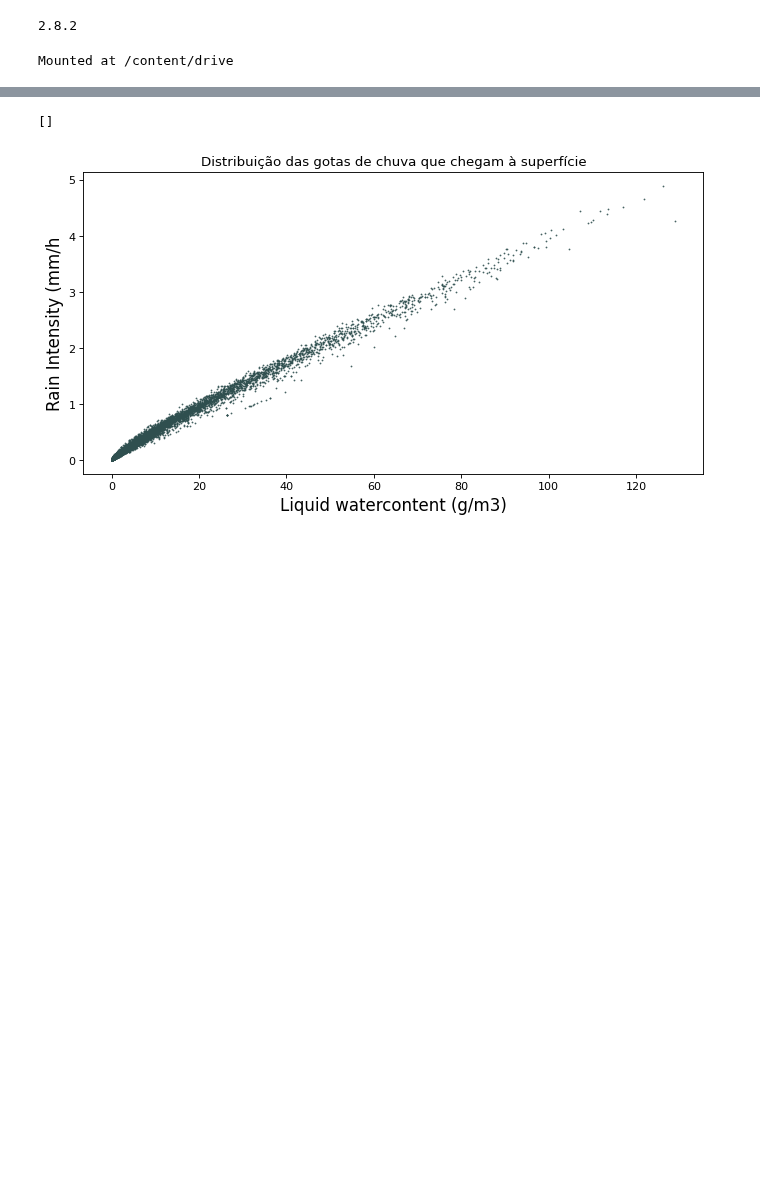
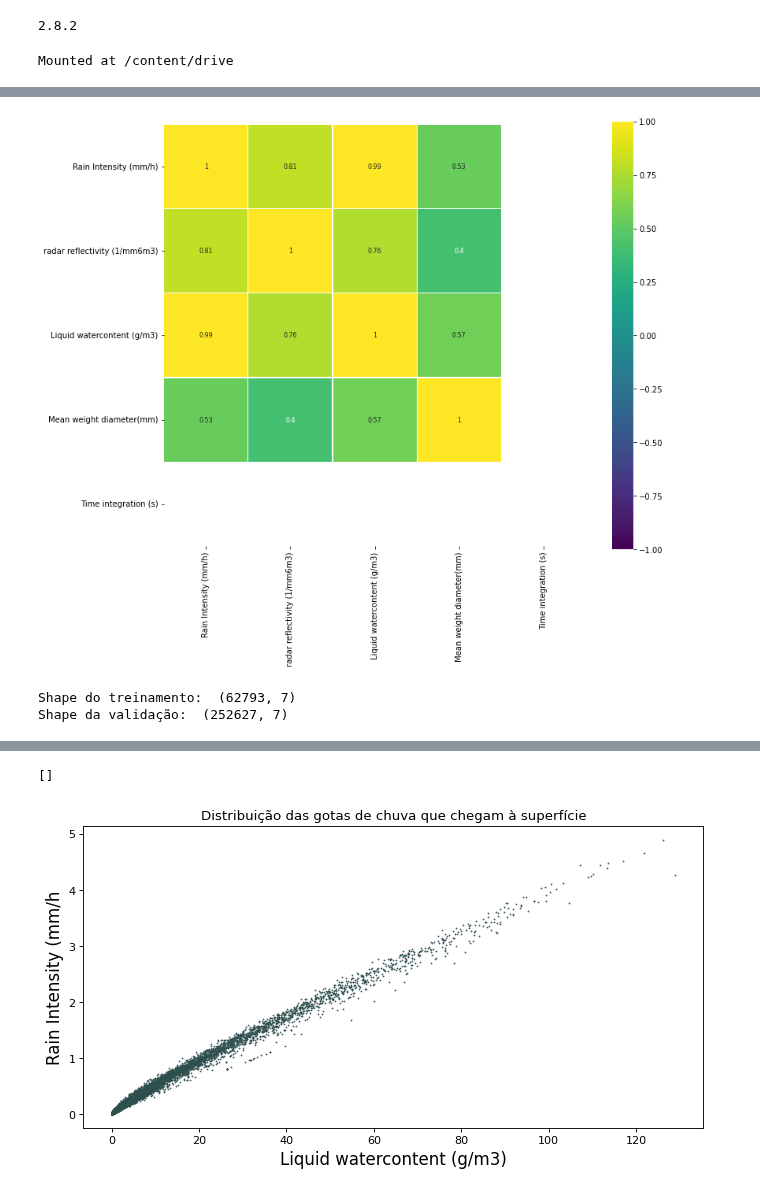
Before and after one commit to lourencocavalcante/Neurocomputacao, a Jupyter notebook: CAP351_Projeto_01_MLP.ipynb, the cells around one changed output, grey strips where cells are left out. Drawn from its saved outputs; the diff is of its cells as text; code cells hidden in the pictures; blank space fills up the shorter version.

```diff
--- a/CAP351_Projeto_01_MLP.ipynb
+++ b/CAP351_Projeto_01_MLP.ipynb
@@ -99,7 +97,22 @@ df_mp3000A_3.columns = ['Mes', 'dia', 'Ano (YY)', 'H', 'M', 'S', 'Int. Vapor(cm)
 # %%
 #Modificanto o tipo de dado das colunas referentes a Data e Horário para Inteiro
 df_rd80_joss[['Ano (YYYY)', 'Mes', 'dia', 'H', 'M', 'S']] = df_rd80_joss[['Ano (YYYY)', 'Mes', 'dia', 'H', 'M', 'S']].astype(int)
-df_mp3000A_3[['Mes', 'dia', 'Ano (YY)', 'H', 'M', 'S']] = df_mp3000A_3[['Mes', 'dia', 'Ano (YY)', 'H', 'M', 'S']].astype(int)
-df_mp3000A_2[['Mes', 'dia', 'Ano (YY)', 'H', 'M', 'S']] = df_mp3000A_2[['Mes', 'dia', 'Ano (YY)', 'H', 'M', 'S']].astype(int)
-df_mp3000A_3[['Mes', 'dia', 'Ano (YY)', 'H', 'M', 'S']] = df_mp3000A_3[['Mes', 'dia', 'Ano (YY)', 'H', 'M', 'S']].astype(int)
+df_rd80_joss['Rain Intensity (mm/h)'] = df_rd80_joss['Rain Intensity (mm/h)'].astype(float)
+# %%
+cont = df_rd80_joss.shape[0]
+for index, row in df_rd80_joss.iterrows():
+  #ano = '20' + str(int(row['Ano (YYYY)']))
+  ano = str(int(row['Ano (YYYY)']))
+  mes = '%02d' % int(row['Mes'])
+  dia = '%02d' % int(row['dia'])
+  h = '%02d' % int(row['H'])
+  m = '%02d' % int(row['M'])
+  s = '%02d' % int(row['S'])
+
+
+  #print(mes)
+  df_rd80_joss.loc[index, 'Data'] = str(ano) + '-' + str(mes) + '-'+ str(dia)
+  df_rd80_joss.loc[index, 'Hora'] = str(h) + ':' + str(m) + ':'+ str(s)
+  cont = cont - 1
+  print(cont)
 # %%
@@ -108,0 +128,8 @@ df_rd80_joss.shape
+# %%
+df_rd80_joss['Datetime'] = df_rd80_joss[['dia','Mes','Ano (YYYY)', 'H', 'M', 'S']].apply(lambda row:
+                    datetime.datetime(year=row['Ano (YYYY)'], month=row['Mes'],day=row['dia'], hour=row['H'], minute=row["M"], second=row["S"]),axis=1)
+
+df_rd80_joss = df_rd80_joss.drop(columns=['Ano (YYYY)', 'Mes', 'dia', 'H', 'M', 'S','N(D)', 'N(D)', 'N(D)', 'N(D)', 'N(D)', 'N(D)', 'N(D)', 'N(D)', 'N(D)', 'N(D)', 'N(D)', 'N(D)', 'N(D)', 'N(D)', 'N(D)', 'N(D)', 'N(D)', 'N(D)', 'N(D)', 'N(D)'])
+#df_rd80_joss = df_rd80_joss.set_index('Datetime')
+df_rd80_joss.sort_values('Datetime',ascending=True,inplace=True)
+df_rd80_joss.head()
@@ -108,0 +147,6 @@ df_rd80_joss.shape
+# %%
+corr = df_rd80_joss.corr()
+plt.figure(figsize=(12, 10))
+sns.heatmap(corr[(corr >= 0.30) | (corr <= -0.30)],cmap='viridis', vmax=1.0, vmin=-1.0, linewidths=0.1, annot=True, annot_kws={"size": 8}, square=True);
+# %% [output]
+[figure, added]
@@ -108,0 +158,13 @@ df_rd80_joss.shape
+# %%
+#df_rd80_joss = df_rd80_joss.set_index('Datetime')
+# Separar dados de treinamento
+split_date = datetime.datetime(year=2021, month=12,day=4)
+
+df_train_rd80_joss = df_rd80_joss.loc[df_rd80_joss.index<split_date]
+df_val_rd80_joss = df_rd80_joss.loc[df_rd80_joss.index>=split_date]
+
+print('Shape do treinamento: ', df_train_rd80_joss.shape)
+print('Shape da validação: ', df_val_rd80_joss.shape)
+# %% [output]
+Shape do treinamento:  (62793, 7)
+Shape da validação:  (252627, 7)
```
Also changed, not shown: parts of 35 cells of this notebook.
